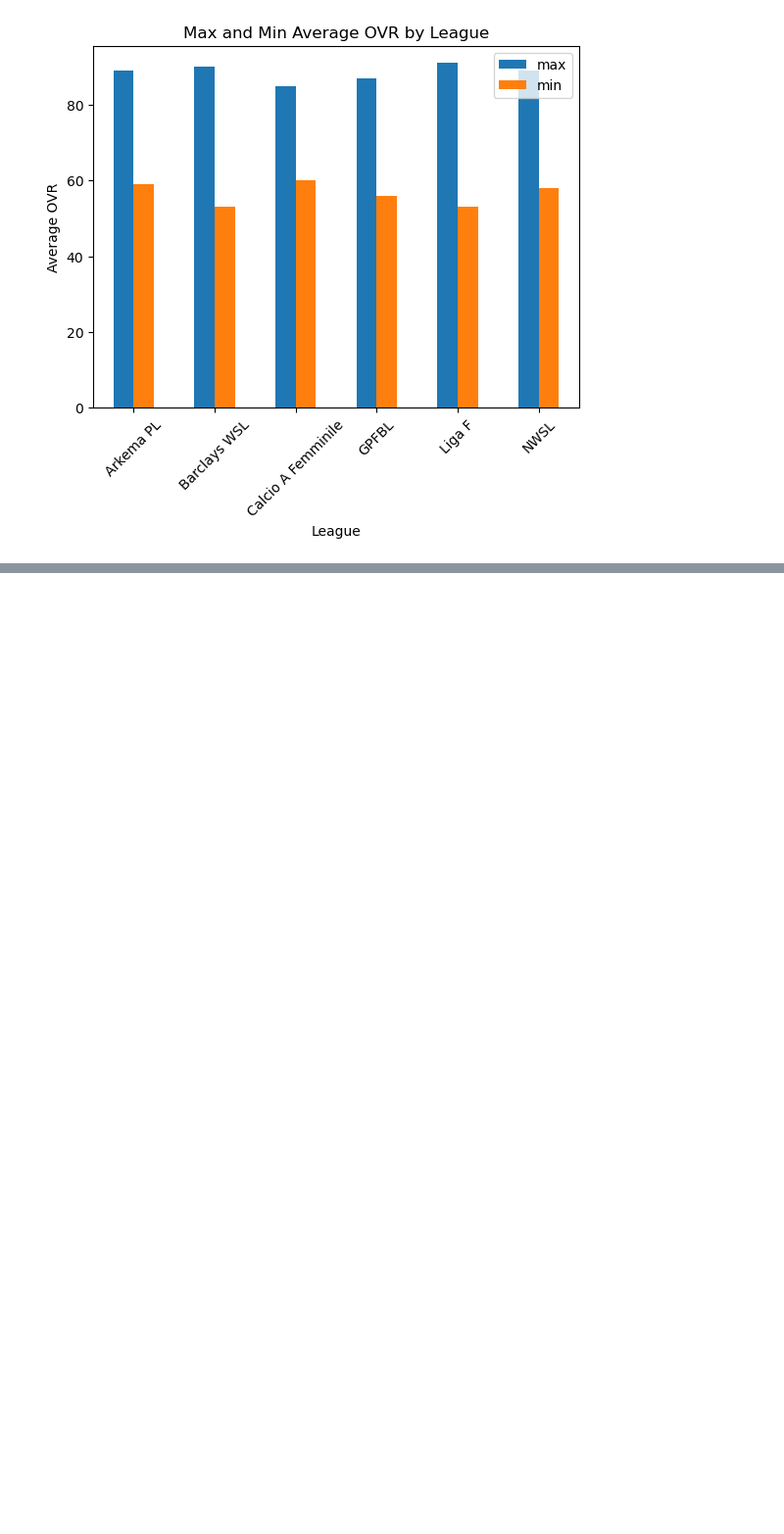
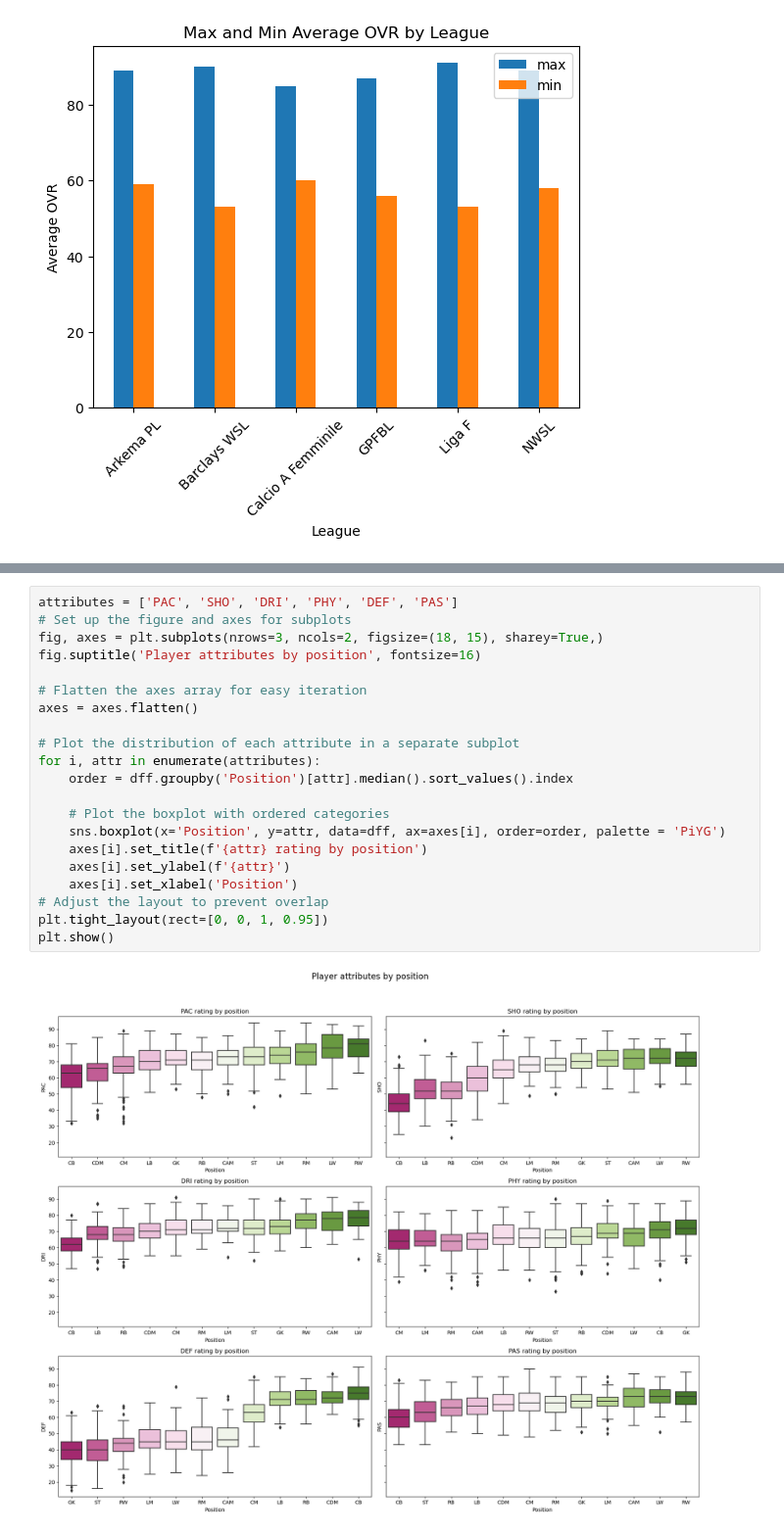
Before and after one commit to abryantgithub/FC25-EDA, a Jupyter notebook: FC25_FEMALE_PLAYERS_EDA.ipynb, the cells around one changed output, grey strips where cells are left out. Shown at 98% size. Drawn from its saved outputs; the diff is of its cells as text; blank space fills up the shorter version.

```diff
--- a/FC25_FEMALE_PLAYERS_EDA.ipynb
+++ b/FC25_FEMALE_PLAYERS_EDA.ipynb
@@ -565,0 +652,23 @@ plt.show()
+# %%
+attributes = ['PAC', 'SHO', 'DRI', 'PHY', 'DEF', 'PAS']
+# Set up the figure and axes for subplots
+fig, axes = plt.subplots(nrows=3, ncols=2, figsize=(18, 15), sharey=True,)
+fig.suptitle('Player attributes by position', fontsize=16)
+
+# Flatten the axes array for easy iteration
+axes = axes.flatten()
+
+# Plot the distribution of each attribute in a separate subplot
+for i, attr in enumerate(attributes):
+    order = dff.groupby('Position')[attr].median().sort_values().index
+
+    # Plot the boxplot with ordered categories
+    sns.boxplot(x='Position', y=attr, data=dff, ax=axes[i], order=order, palette = 'PiYG')
+    axes[i].set_title(f'{attr} rating by position')
+    axes[i].set_ylabel(f'{attr}')
+    axes[i].set_xlabel('Position')
+# Adjust the layout to prevent overlap
+plt.tight_layout(rect=[0, 0, 1, 0.95])
+plt.show()
+# %% [output]
+[figure, added]
```
Also changed, not shown: parts of 11 cells of this notebook.
